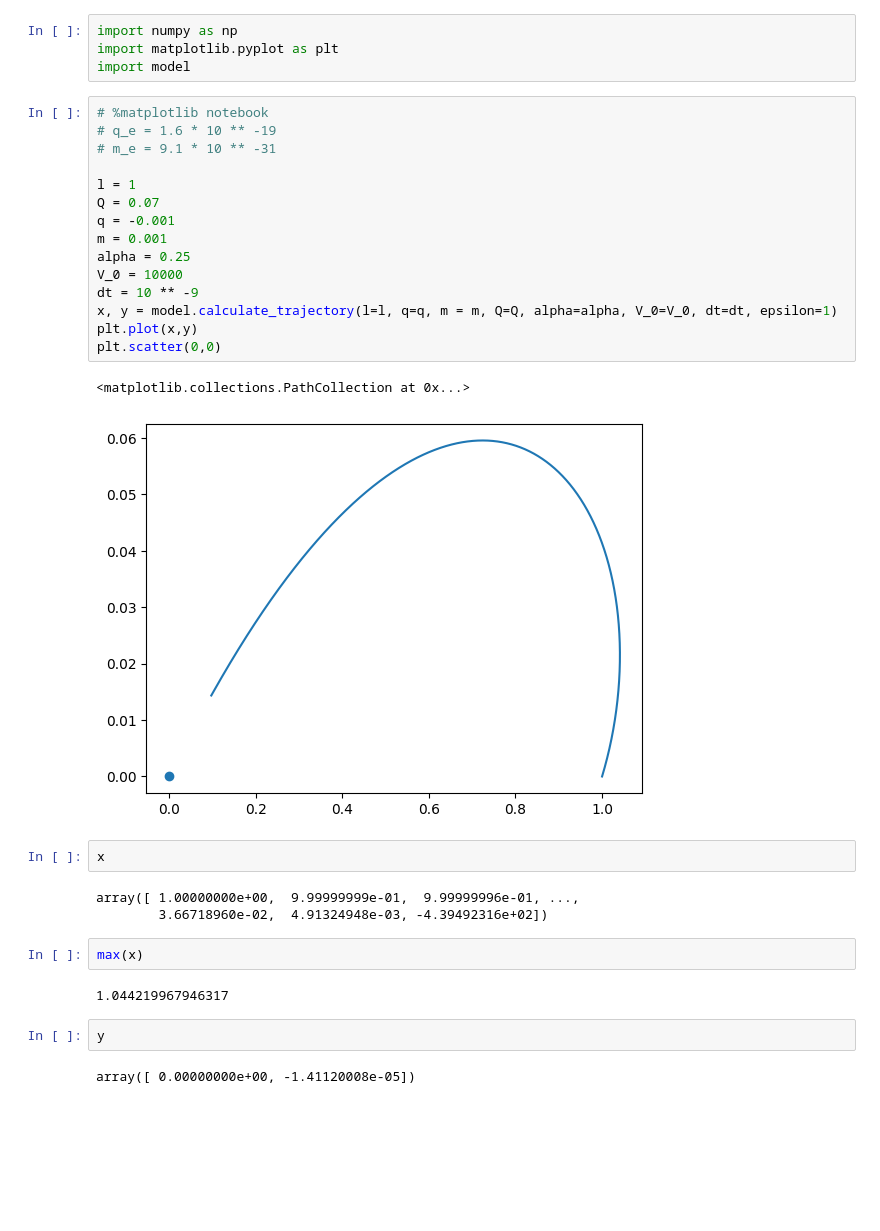
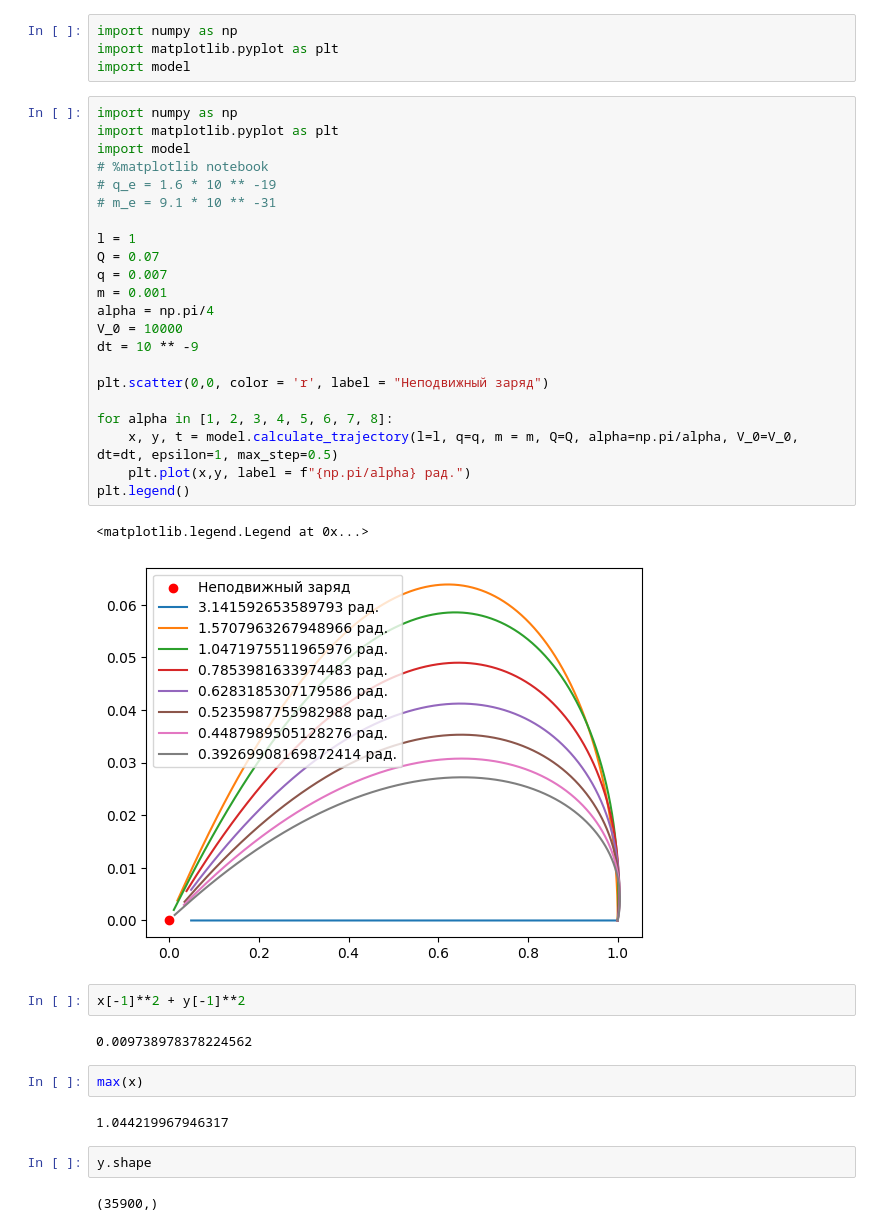
Before and after one commit to lalayants/PhysicsITMO_Electrostatics, a Jupyter notebook: Project1.2/project.ipynb, the cells around one changed output. Cells and saved outputs as stored; diff of their text form; blank space fills up the shorter version.

```diff
--- a/Project1.2/project.ipynb
+++ b/Project1.2/project.ipynb
@@ -19,33 +19,39 @@ import numpy as np
 import matplotlib.pyplot as plt
 import model
 # %%
+import numpy as np
+import matplotlib.pyplot as plt
+import model
 # %matplotlib notebook
 # q_e = 1.6 * 10 ** -19
 # m_e = 9.1 * 10 ** -31
 
 l = 1
 Q = 0.07
-q = -0.001
+q = 0.007
 m = 0.001
-alpha = 0.25
+alpha = np.pi/4
 V_0 = 10000
 dt = 10 ** -9
-x, y = model.calculate_trajectory(l=l, q=q, m = m, Q=Q, alpha=alpha, V_0=V_0, dt=dt, epsilon=1)
-plt.plot(x,y)
-plt.scatter(0,0)
+
+plt.scatter(0,0, color = 'r', label = "Неподвижный заряд")
+
+for alpha in [1, 2, 3, 4, 5, 6, 7, 8]:
+    x, y, t = model.calculate_trajectory(l=l, q=q, m = m, Q=Q, alpha=np.pi/alpha, V_0=V_0, dt=dt, epsilon=1, max_step=0.5)
+    plt.plot(x,y, label = f"{np.pi/alpha} рад.")
+plt.legend()
 # %% [output]
-<matplotlib.collections.PathCollection at 0x...>
+<matplotlib.legend.Legend at 0x...>
-[figure, old version]
+[figure, new version]
-# %%
-x
-# %% [output]
-array([ 1.00000000e+00,  9.99999999e-01,  9.99999996e-01, ...,
-        3.66718960e-02,  4.91324948e-03, -4.39492316e+02])
+# %%
+x[-1]**2 + y[-1]**2
+# %% [output]
+0.009738978378224562
 # %%
 max(x)
 # %% [output]
 1.044219967946317
 # %%
-y
+y.shape
 # %% [output]
-array([ 0.00000000e+00, -1.41120008e-05])
+(35900,)
```
Also changed, not shown: parts of 1 cell of this notebook, 1 other file.
